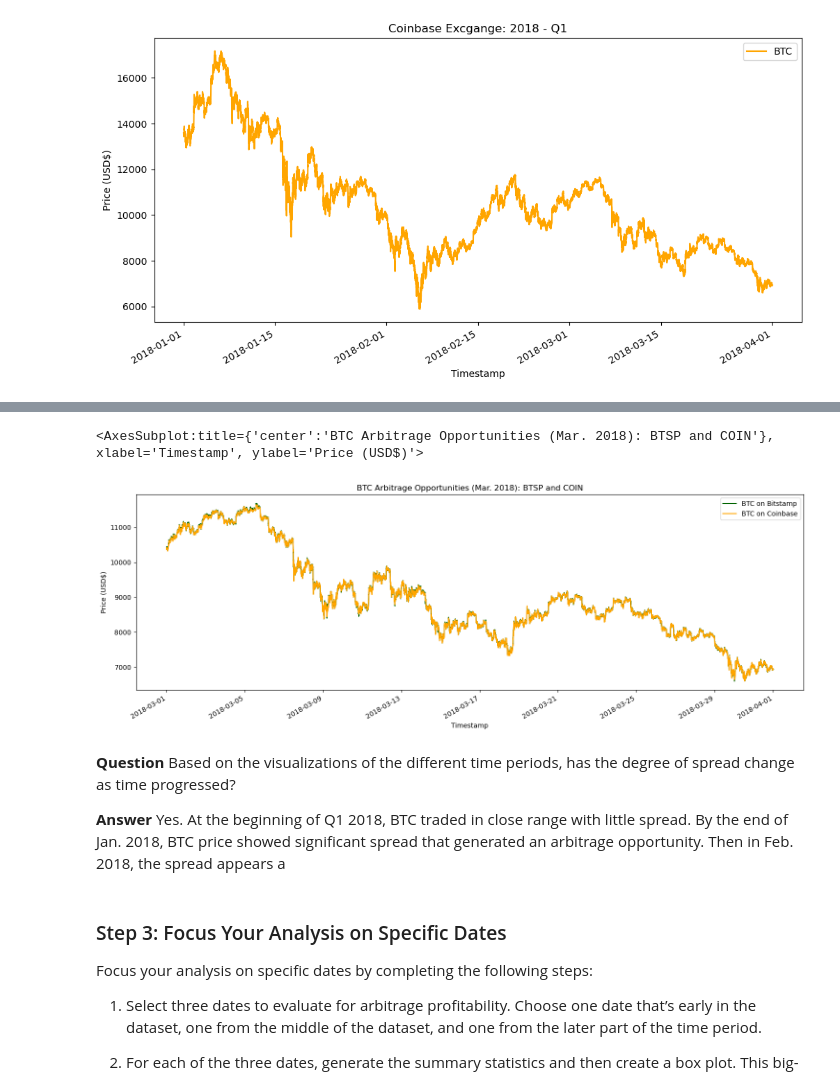
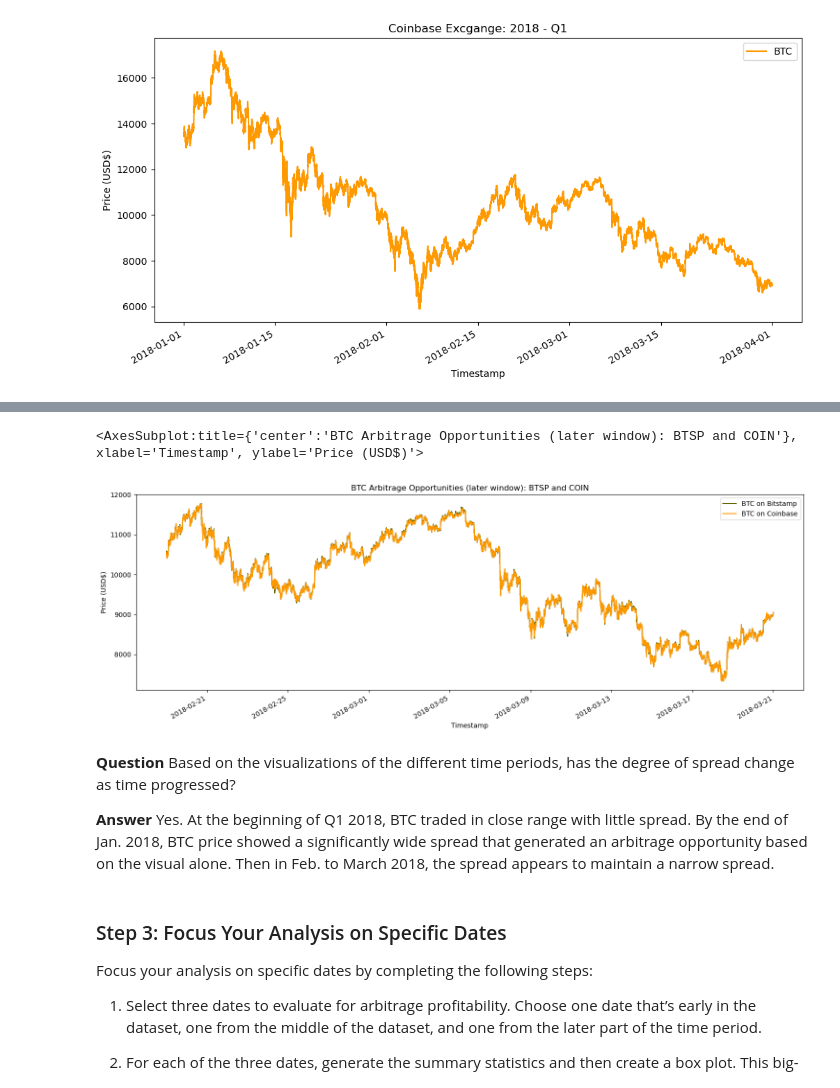
Before and after one commit to markwbeers/BTC_Visual_Arbitrage_Analyzer, a Jupyter notebook: crypto_arbitrage.ipynb, the cells around one changed output, grey strips where cells are left out. Cells and saved outputs as stored; diff of their text form; code cells hidden in the pictures.

```diff
--- a/crypto_arbitrage.ipynb
+++ b/crypto_arbitrage.ipynb
@@ -398,29 +403,29 @@ coinbase['Close'].loc['2018-01-01' : '2018-01-31'].plot(
 # %%
 # Using the loc and plot functions, create an overlay plot that visualizes
 # the price action of both DataFrames for a one month period later in the dataset
 # Be sure to include the parameters: legend, figure size, title, and color and label
 
-bitstamp['Close'].loc['2018-03-01' : '2018-03-31'].plot(
+bitstamp['Close'].loc['2018-02-19' : '2018-03-20'].plot(
     legend=True,
     figsize=(18,6),
     ylabel="Price (USD$)",
-    title="BTC Arbitrage Opportunities (Mar. 2018): BTSP and COIN",
-    color="#006400",
+    title="BTC Arbitrage Opportunities (later window): BTSP and COIN",
+    color="#666600",
     label="BTC on Bitstamp")
 
-coinbase['Close'].loc['2018-03-01' : '2018-03-31'].plot(
+coinbase['Close'].loc['2018-02-19' : '2018-03-20'].plot(
     legend=True,
     figsize=(18,6),
     ylabel="Price (USD$)",
-    color="orange",
+    color="#ff9900",
     label="BTC on Coinbase")
 # %% [output]
-<AxesSubplot:title={'center':'BTC Arbitrage Opportunities (Mar. 2018): BTSP and COIN'}, xlabel='Timestamp', ylabel='Price (USD$)'>
+<AxesSubplot:title={'center':'BTC Arbitrage Opportunities (later window): BTSP and COIN'}, xlabel='Timestamp', ylabel='Price (USD$)'>
-[figure, old version]
+[figure, new version]
 # %% [markdown]
 **Question** Based on the visualizations of the different time periods, has the degree of spread change as time progressed?
 
-**Answer** Yes.  At the beginning of Q1 2018, BTC traded in close range with little spread.  By the end of Jan. 2018, BTC price showed significant spread that generated an arbitrage opportunity.  Then in Feb. 2018, the spread appears a
+**Answer** Yes.  At the beginning of Q1 2018, BTC traded in close range with little spread.  By the end of Jan. 2018, BTC price showed a significantly  wide spread that generated an arbitrage opportunity based on the visual alone.  Then in Feb. to March 2018, the spread appears to maintain a narrow spread.
 # %% [markdown]
 ### Step 3: Focus Your Analysis on Specific Dates
 
```
Also changed, not shown: parts of 31 cells of this notebook.
